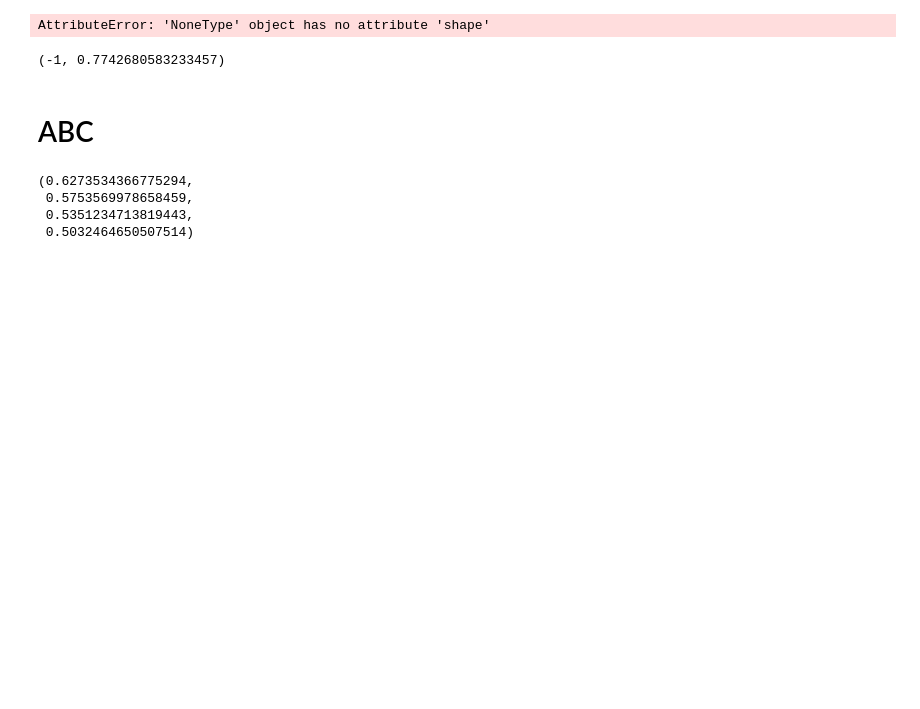
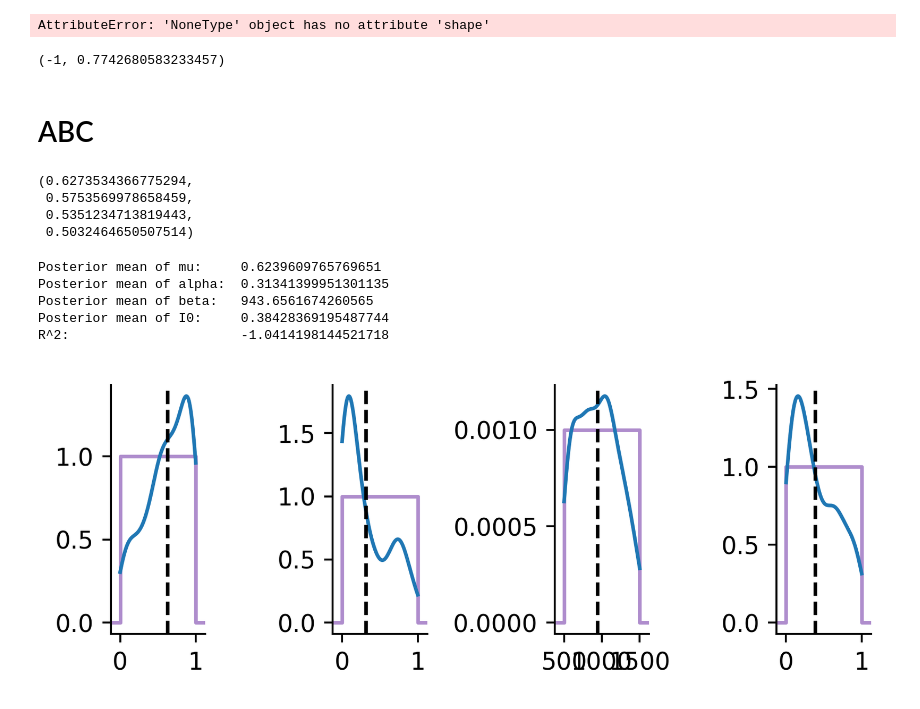
Before and after one commit to Mpkosh/people_are, a Jupyter notebook: abc_mcmc.ipynb, the cells around one changed output. Cells and saved outputs as stored; diff of their text form; code cells hidden in the pictures; blank space fills up the shorter version.

```diff
--- a/abc_mcmc.ipynb
+++ b/abc_mcmc.ipynb
@@ -541,32 +561,39 @@ theta
  0.5032464650507514)
 # %%
 #                                      mu,   alpha,   beta,  exposed
-prior = abc.IndependentUniformPrior([(0, 1), (0, 1), (0, 1), (0,1)])
+prior = abc.IndependentUniformPrior([(0, 1), (0, 1), (500, 1500), (0,1)])
 
 # Fit the model to the data using ABC
-numIters = 5  # The number of SMC iterations to perform
-popSize = 100  # The population size of the SMC method
+numIters = 1  # The number of SMC iterations to perform
+popSize = 150  # The population size of the SMC method
 
 
 simulator = lambda theta: model(theta, len(obsData))
 fit = abc.smc(numIters, popSize, obsData, simulator, prior,
               showProgressBar=True, numProcs=1, plotProgress=False)
 
 theta = (np.sum(fit.samples[:, 0] * fit.weights),
          np.sum(fit.samples[:, 1] * fit.weights),
          np.sum(fit.samples[:, 2] * fit.weights),
          np.sum(fit.samples[:, 3] * fit.weights))
 
 
 abc.plot_posteriors(fit, prior, refLines=theta)
 
 predictions = simulator(theta)
 
 print("Posterior mean of mu:    ", theta[0])
 print("Posterior mean of alpha: ", theta[1])
 print("Posterior mean of beta:  ", theta[2])
 print("Posterior mean of I0:    ", theta[3])
 print("R^2:                     ", r2_score(obsData, predictions))
+# %% [output]
+Posterior mean of mu:     0.6239609765769651
+Posterior mean of alpha:  0.31341399951301135
+Posterior mean of beta:   943.6561674260565
+Posterior mean of I0:     0.38428369195487744
+R^2:                      -1.0414198144521718
+[figure, added]
 # %%
 plt.plot(predictions, ls='--')
 plt.plot(obsData)
```
Also changed, not shown: parts of 6 cells of this notebook.
